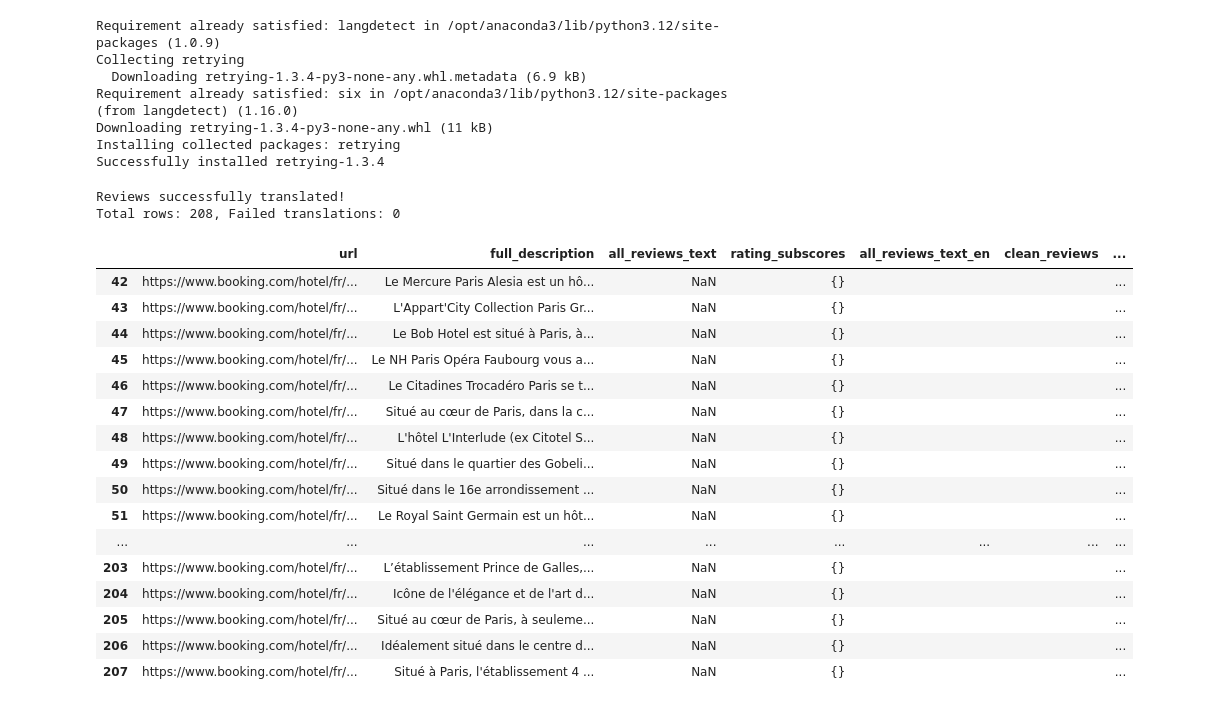
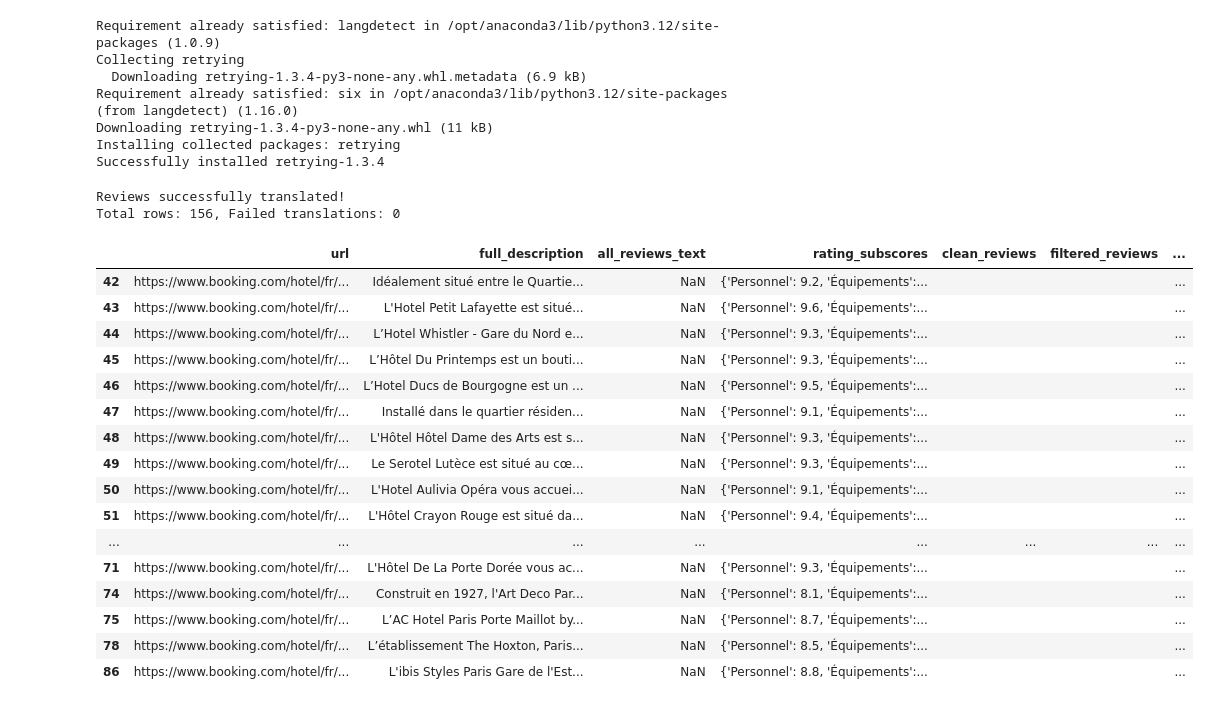
Before and after one commit to ahmedmaaloul/ecostay, a Jupyter notebook: main.ipynb, the cells around one changed output. Drawn from its saved outputs; the diff is of its cells as text; code cells hidden in the pictures.

Commit message:
fixing reviews

```diff
--- a/main.ipynb
+++ b/main.ipynb
@@ -119,7 +119,7 @@ While scraping, we have seen some reviews that are like this :
 # %% [markdown]
 Let's handle this
 # %%
-df3['all_reviews_text'] = df3['all_reviews_text'].str.replace(
+df4['all_reviews_text'] = df3['all_reviews_text'].str.replace(
     r"Ce client n'a pas laissé de commentaire", "", regex=True
 )
 # %%
@@ -161,22 +140,0 @@ Note: you may need to restart the kernel to use updated packages.
-# %%
-import pandas as pd
-from translatepy import Translator
-import time
-# Initialize Translator
-translator = Translator()
-# Function to translate text to English
-def translate_to_english(text):
-    try:
-        if pd.isnull(text) or not isinstance(text, str) or text.strip() == "":
-            return text
-
-        translated = translator.translate(text, "en")
-        print(translated.result)
-
-        time.sleep(1)
-        return translated.result
-    except Exception as e:
-        print(f"Unexpected error: {e}")
-        return "Not Translated"  # Return original text on error
-
-df3['all_reviews_text_en'] = df3['all_reviews_text'].apply(translate_to_english)
@@ -445,49 +216,49 @@ def translate_to_english(text):
         return "Not Translated"
 # %%
 # Step 1: Preprocess reviews
-df3['clean_reviews'] = df3['all_reviews_text'].apply(preprocess_text)
+df4['clean_reviews'] = df4['all_reviews_text'].apply(preprocess_text)
 
 # Step 2: Remove duplicate lines
-df3['filtered_reviews'] = df3['clean_reviews'].apply(remove_duplicates)
+df4['filtered_reviews'] = df4['clean_reviews'].apply(remove_duplicates)
 
 # Step 3: Translate reviews to English
-df3['all_reviews_text_en'] = df3['filtered_reviews'].apply(translate_to_english)
+df4['all_reviews_text_en'] = df4['filtered_reviews'].apply(translate_to_english)
 
 # Step 4: Identify rows that failed translation
-not_translated = df3[df3['all_reviews_text_en'] == "Not Translated"]
+not_translated = df4[df4['all_reviews_text_en'] == "Not Translated"]
 
 # Save failed translations for manual review
-not_translated.to_csv('failed_translations.csv', index=False)
+not_translated.to_csv('failed_translations4.csv', index=False)
 
 # Step 5: Save the final processed dataset
-df3.to_csv('translated_reviews.csv', index=False)
+df4.to_csv('translated_reviews4.csv', index=False)
 
 # Print results
 print("Reviews successfully translated!")
-print(f"Total rows: {len(df3)}, Failed translations: {len(not_translated)}")
+print(f"Total rows: {len(df4)}, Failed translations: {len(not_translated)}")
 # %% [output]
 Reviews successfully translated!
-Total rows: 208, Failed translations: 0
+Total rows: 156, Failed translations: 0
 # %%
-df3[
-    (df3['all_reviews_text_en'].str.strip() == "") |    # Empty strings
-    (df3['all_reviews_text_en'].isnull())               # NaN values
+df4[
+    (df4['all_reviews_text_en'].str.strip() == "") |    # Empty strings
+    (df4['all_reviews_text_en'].isnull())               # NaN values
 ]
 # %% [output]
-|  | url | full_description | all_reviews_text | rating_subscores | all_reviews_text_en | clean_reviews | ... |
-| 42 | https://www.booking.com/hotel/fr/... | Le Mercure Paris Alesia est un hô... | NaN | {} |  |  | ... |
-| 43 | https://www.booking.com/hotel/fr/... | L'Appart'City Collection Paris Gr... | NaN | {} |  |  | ... |
-| 44 | https://www.booking.com/hotel/fr/... | Le Bob Hotel est situé à Paris, à... | NaN | {} |  |  | ... |
-| 45 | https://www.booking.com/hotel/fr/... | Le NH Paris Opéra Faubourg vous a... | NaN | {} |  |  | ... |
-| 46 | https://www.booking.com/hotel/fr/... | Le Citadines Trocadéro Paris se t... | NaN | {} |  |  | ... |
-| 47 | https://www.booking.com/hotel/fr/... | Situé au cœur de Paris, dans la c... | NaN | {} |  |  | ... |
-| 48 | https://www.booking.com/hotel/fr/... | L'hôtel L'Interlude (ex Citotel S... | NaN | {} |  |  | ... |
-| 49 | https://www.booking.com/hotel/fr/... | Situé dans le quartier des Gobeli... | NaN | {} |  |  | ... |
-| 50 | https://www.booking.com/hotel/fr/... | Situé dans le 16e arrondissement ... | NaN | {} |  |  | ... |
-| 51 | https://www.booking.com/hotel/fr/... | Le Royal Saint Germain est un hôt... | NaN | {} |  |  | ... |
+|  | url | full_description | all_reviews_text | rating_subscores | clean_reviews | filtered_reviews | ... |
+| 42 | https://www.booking.com/hotel/fr/... | Idéalement situé entre le Quartie... | NaN | {'Personnel': 9.2, 'Équipements':... |  |  | ... |
+| 43 | https://www.booking.com/hotel/fr/... | L'Hotel Petit Lafayette est situé... | NaN | {'Personnel': 9.6, 'Équipements':... |  |  | ... |
+| 44 | https://www.booking.com/hotel/fr/... | L’Hotel Whistler - Gare du Nord e... | NaN | {'Personnel': 9.3, 'Équipements':... |  |  | ... |
+| 45 | https://www.booking.com/hotel/fr/... | L’Hôtel Du Printemps est un bouti... | NaN | {'Personnel': 9.3, 'Équipements':... |  |  | ... |
+| 46 | https://www.booking.com/hotel/fr/... | L’Hotel Ducs de Bourgogne est un ... | NaN | {'Personnel': 9.5, 'Équipements':... |  |  | ... |
+| 47 | https://www.booking.com/hotel/fr/... | Installé dans le quartier résiden... | NaN | {'Personnel': 9.1, 'Équipements':... |  |  | ... |
+| 48 | https://www.booking.com/hotel/fr/... | L'Hôtel Hôtel Dame des Arts est s... | NaN | {'Personnel': 9.3, 'Équipements':... |  |  | ... |
+| 49 | https://www.booking.com/hotel/fr/... | Le Serotel Lutèce est situé au cœ... | NaN | {'Personnel': 9.3, 'Équipements':... |  |  | ... |
+| 50 | https://www.booking.com/hotel/fr/... | L'Hotel Aulivia Opéra vous accuei... | NaN | {'Personnel': 9.1, 'Équipements':... |  |  | ... |
+| 51 | https://www.booking.com/hotel/fr/... | L'Hôtel Crayon Rouge est situé da... | NaN | {'Personnel': 9.4, 'Équipements':... |  |  | ... |
 | ... | ... | ... | ... | ... | ... | ... | ... |
-| 203 | https://www.booking.com/hotel/fr/... | L’établissement Prince de Galles,... | NaN | {} |  |  | ... |
-| 204 | https://www.booking.com/hotel/fr/... | Icône de l'élégance et de l'art d... | NaN | {} |  |  | ... |
-| 205 | https://www.booking.com/hotel/fr/... | Situé au cœur de Paris, à seuleme... | NaN | {} |  |  | ... |
-| 206 | https://www.booking.com/hotel/fr/... | Idéalement situé dans le centre d... | NaN | {} |  |  | ... |
-| 207 | https://www.booking.com/hotel/fr/... | Situé à Paris, l'établissement 4 ... | NaN | {} |  |  | ... |
+| 71 | https://www.booking.com/hotel/fr/... | L'Hôtel De La Porte Dorée vous ac... | NaN | {'Personnel': 9.3, 'Équipements':... |  |  | ... |
+| 74 | https://www.booking.com/hotel/fr/... | Construit en 1927, l'Art Deco Par... | NaN | {'Personnel': 8.1, 'Équipements':... |  |  | ... |
+| 75 | https://www.booking.com/hotel/fr/... | L’AC Hotel Paris Porte Maillot by... | NaN | {'Personnel': 8.7, 'Équipements':... |  |  | ... |
+| 78 | https://www.booking.com/hotel/fr/... | L’établissement The Hoxton, Paris... | NaN | {'Personnel': 8.5, 'Équipements':... |  |  | ... |
+| 86 | https://www.booking.com/hotel/fr/... | L'ibis Styles Paris Gare de l'Est... | NaN | {'Personnel': 8.8, 'Équipements':... |  |  | ... |
```
Also changed, not shown: parts of 11 cells of this notebook, 5 other files.
